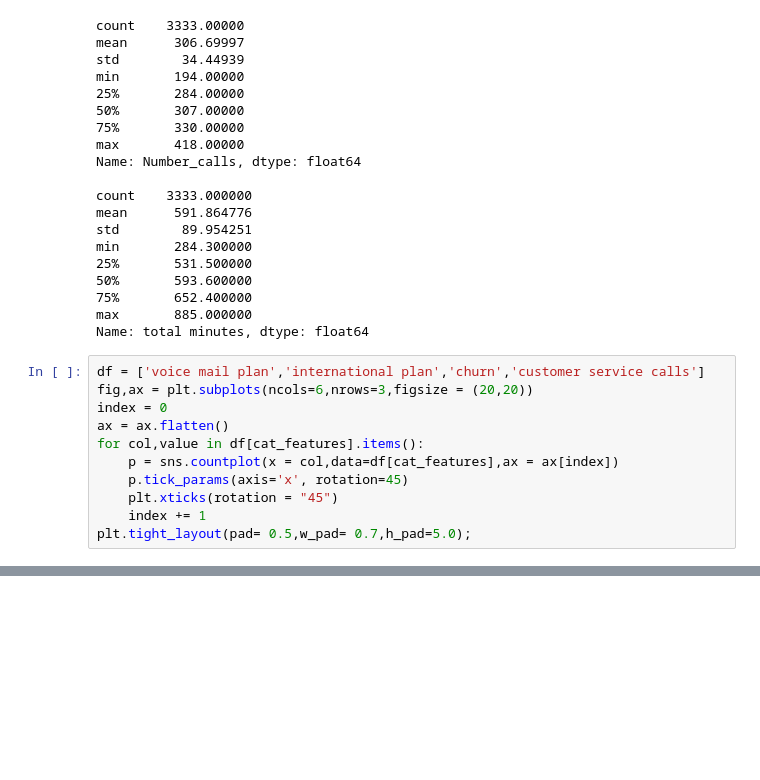
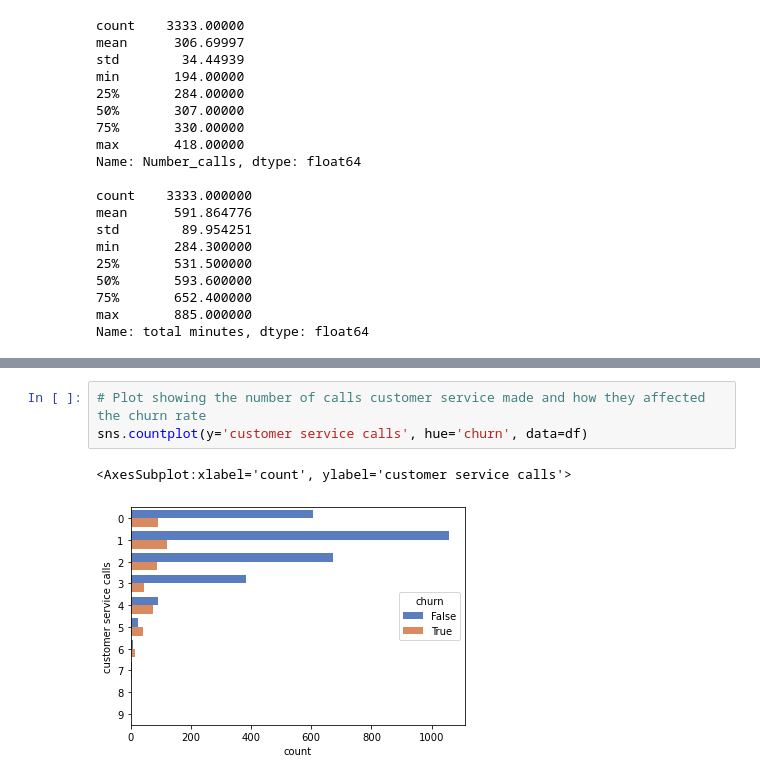
Before and after one commit to TULINYE/Churns_Telcom, a Jupyter notebook: Untitled.ipynb, the cells around one changed output, grey strips where cells are left out. Drawn from its saved outputs; the diff is of its cells as text; blank space fills up the shorter version.

```diff
--- a/Untitled.ipynb
+++ b/Untitled.ipynb
@@ -133,14 +141,3 @@ min       284.300000
 75%       652.400000
 max       885.000000
 Name: total minutes, dtype: float64
-# %%
-df = ['voice mail plan','international plan','churn','customer service calls']
-fig,ax = plt.subplots(ncols=6,nrows=3,figsize = (20,20))
-index = 0
-ax = ax.flatten()
-for col,value in df[cat_features].items():
-    p = sns.countplot(x = col,data=df[cat_features],ax = ax[index])
-    p.tick_params(axis='x', rotation=45)
-    plt.xticks(rotation = "45")
-    index += 1
-plt.tight_layout(pad= 0.5,w_pad= 0.7,h_pad=5.0);
@@ -167,0 +209,6 @@ AttributeError: 'list' object has no attribute 'get'
+# %%
+# Plot showing the number of calls customer service made and how they affected the churn rate
+sns.countplot(y='customer service calls', hue='churn', data=df)
+# %% [output]
+<AxesSubplot:xlabel='count', ylabel='customer service calls'>
+[figure, added]
```
Also changed, not shown: parts of 8 cells of this notebook.
